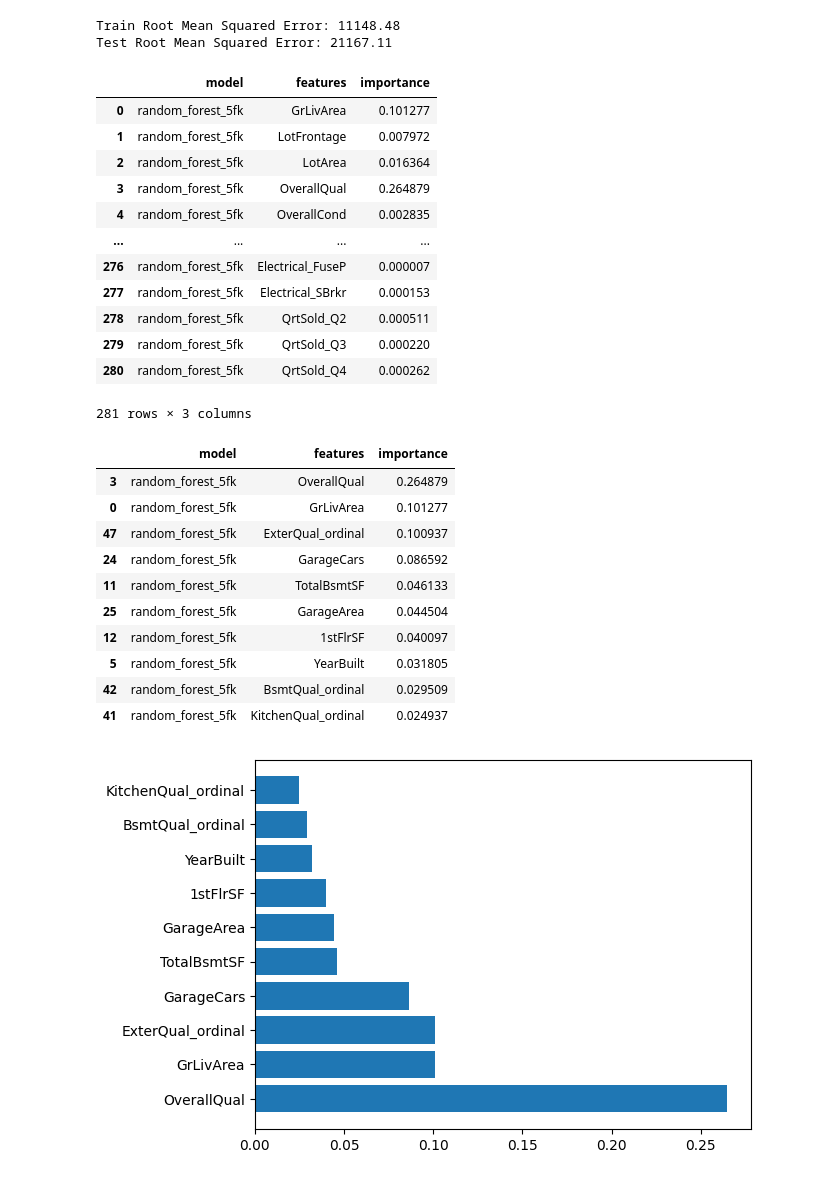
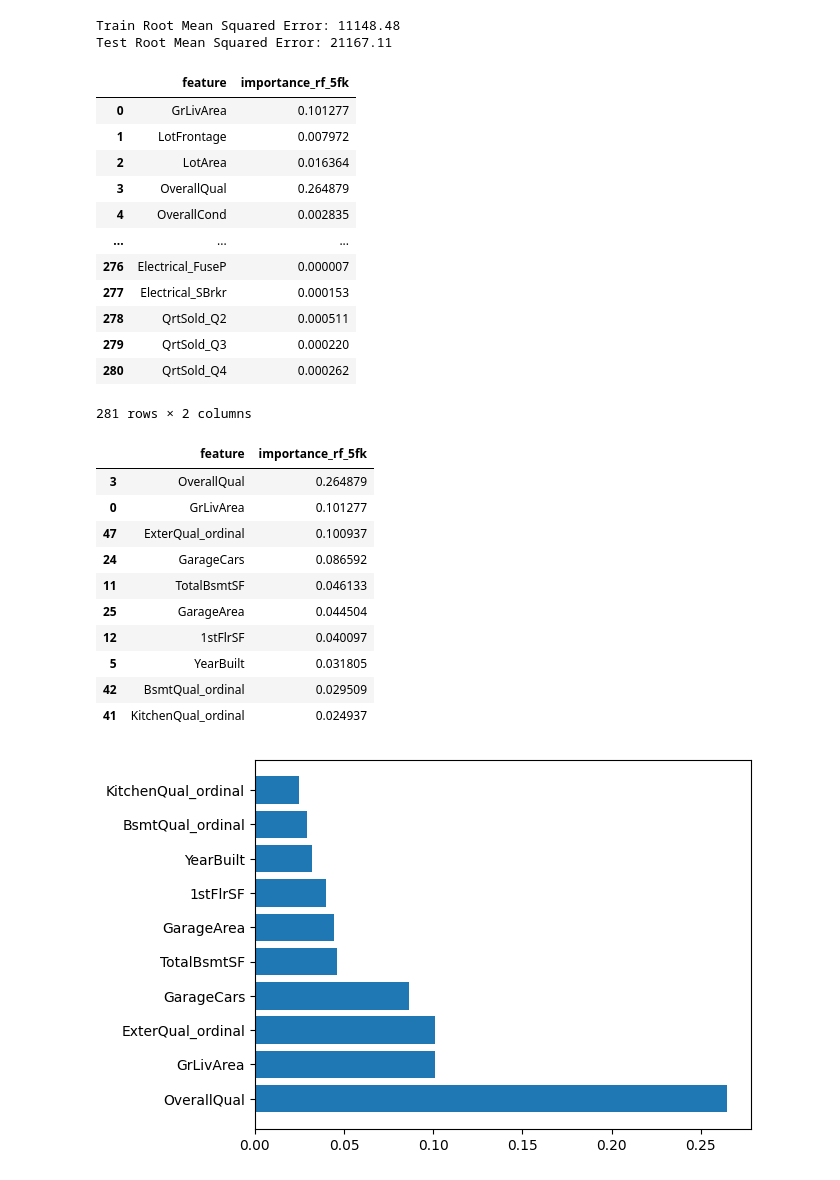
Before and after one commit to erinnyy/Ames_ML_Project, a Jupyter notebook: Random_Forest.ipynb, the cells around one changed output. Cells and saved outputs as stored; diff of their text form; code cells hidden in the pictures.

```diff
--- a/Random_Forest.ipynb
+++ b/Random_Forest.ipynb
@@ -32,8 +42,3 @@ df = df.drop(columns=[col for col in df.columns if col.endswith('_todrop')])
 # %%
 y = df['SalePrice'];
 x = df.drop(['SalePrice', 'PID'], axis = 1)
-# %%
-rf = RandomForestRegressor();
-rf.set_params(random_state=0);
-
-rf.fit(x, y)
@@ -201,39 +214,38 @@ print(f"Test Root Mean Squared Error: {rmse_5kf_test:.2f}")
 Train Root Mean Squared Error: 11148.48
 Test Root Mean Squared Error: 21167.11
 # %%
-rf_feature_importance_final = pd.DataFrame({"model": "random_forest_5fk",
-                                            "features": x.columns,
-                                            "importance":final_rf.feature_importances_})
+rf_feature_importance_final = pd.DataFrame({"feature": x.columns,
+                                            "importance_rf_5fk":final_rf.feature_importances_})
 # %%
 rf_feature_importance_final
 # %% [output]
-|  | model | features | importance |
-| 0 | random_forest_5fk | GrLivArea | 0.101277 |
-| 1 | random_forest_5fk | LotFrontage | 0.007972 |
-| 2 | random_forest_5fk | LotArea | 0.016364 |
-| 3 | random_forest_5fk | OverallQual | 0.264879 |
-| 4 | random_forest_5fk | OverallCond | 0.002835 |
-| ... | ... | ... | ... |
-| 276 | random_forest_5fk | Electrical_FuseP | 0.000007 |
-| 277 | random_forest_5fk | Electrical_SBrkr | 0.000153 |
-| 278 | random_forest_5fk | QrtSold_Q2 | 0.000511 |
-| 279 | random_forest_5fk | QrtSold_Q3 | 0.000220 |
-| 280 | random_forest_5fk | QrtSold_Q4 | 0.000262 |
+|  | feature | importance_rf_5fk |
+| 0 | GrLivArea | 0.101277 |
+| 1 | LotFrontage | 0.007972 |
+| 2 | LotArea | 0.016364 |
+| 3 | OverallQual | 0.264879 |
+| 4 | OverallCond | 0.002835 |
+| ... | ... | ... |
+| 276 | Electrical_FuseP | 0.000007 |
+| 277 | Electrical_SBrkr | 0.000153 |
+| 278 | QrtSold_Q2 | 0.000511 |
+| 279 | QrtSold_Q3 | 0.000220 |
+| 280 | QrtSold_Q4 | 0.000262 |
-281 rows × 3 columns
+281 rows × 2 columns
 # %%
-rf_feature_importance_final.sort_values("importance", ascending = False, inplace=True);
+rf_feature_importance_final.sort_values("importance_rf_5fk", ascending = False, inplace=True);
 rf_feature_importance_final.head(10)
 # %% [output]
-|  | model | features | importance |
-| 3 | random_forest_5fk | OverallQual | 0.264879 |
-| 0 | random_forest_5fk | GrLivArea | 0.101277 |
-| 47 | random_forest_5fk | ExterQual_ordinal | 0.100937 |
-| 24 | random_forest_5fk | GarageCars | 0.086592 |
-| 11 | random_forest_5fk | TotalBsmtSF | 0.046133 |
-| 25 | random_forest_5fk | GarageArea | 0.044504 |
-| 12 | random_forest_5fk | 1stFlrSF | 0.040097 |
-| 5 | random_forest_5fk | YearBuilt | 0.031805 |
-| 42 | random_forest_5fk | BsmtQual_ordinal | 0.029509 |
-| 41 | random_forest_5fk | KitchenQual_ordinal | 0.024937 |
+|  | feature | importance_rf_5fk |
+| 3 | OverallQual | 0.264879 |
+| 0 | GrLivArea | 0.101277 |
+| 47 | ExterQual_ordinal | 0.100937 |
+| 24 | GarageCars | 0.086592 |
+| 11 | TotalBsmtSF | 0.046133 |
+| 25 | GarageArea | 0.044504 |
+| 12 | 1stFlrSF | 0.040097 |
+| 5 | YearBuilt | 0.031805 |
+| 42 | BsmtQual_ordinal | 0.029509 |
+| 41 | KitchenQual_ordinal | 0.024937 |
 # %%
 temp = rf_feature_importance_final.iloc[:10,]
```
Also changed, not shown: parts of 23 cells of this notebook.
